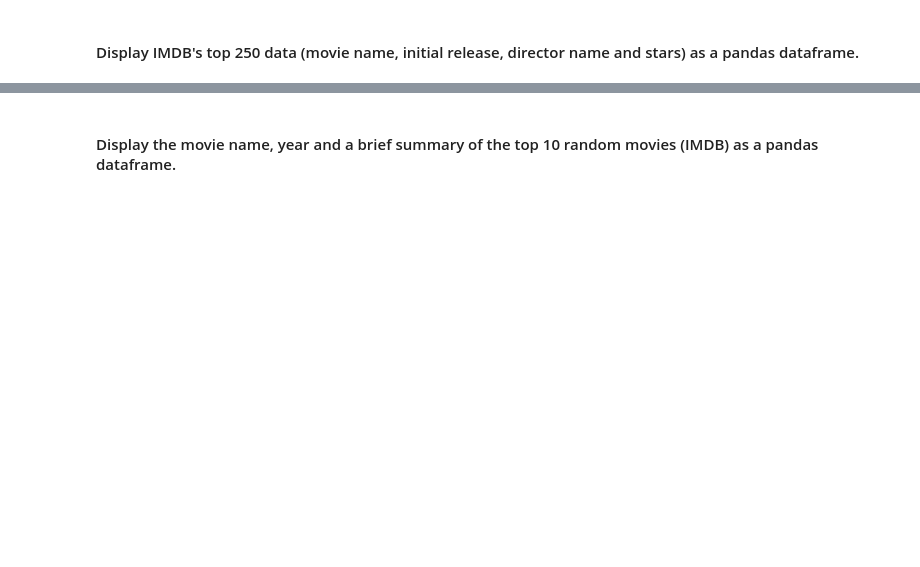
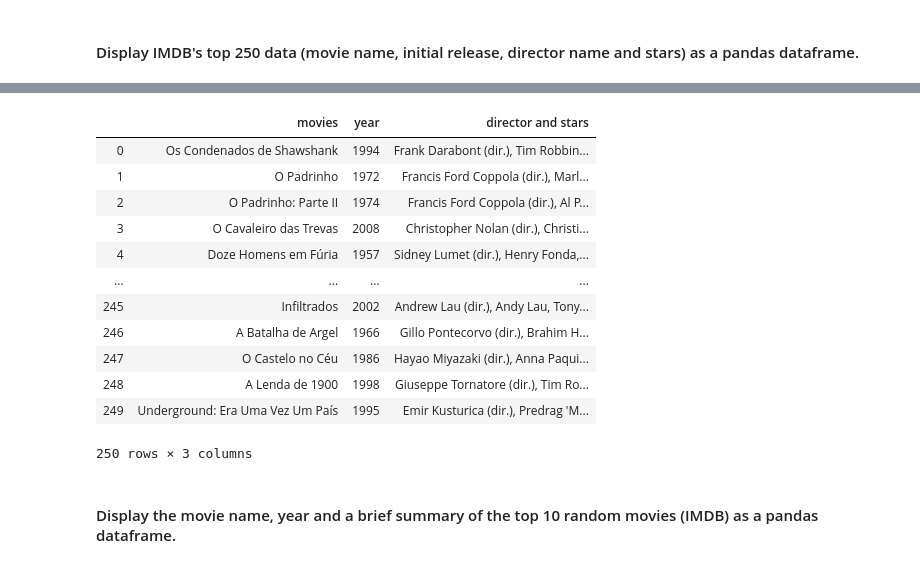
Before and after one commit to ta-data-lis/lab-web-scraping, a Jupyter notebook: your-code/main.ipynb, the cells around one changed output, grey strips where cells are left out. Drawn from its saved outputs; the diff is of its cells as text; code cells hidden in the pictures; blank space fills up the shorter version.

```diff
--- a/your-code/main.ipynb
+++ b/your-code/main.ipynb
@@ -167,0 +658,3 @@ url = 'https://www.imdb.com/chart/top'
+# %%
+links = [element.find_all('a') for element in soup2]
+links
@@ -167,0 +679,3 @@ url = 'https://www.imdb.com/chart/top'
+# %%
+movies = [element.text for link in links for element in link]
+movies
@@ -167,0 +700,5 @@ url = 'https://www.imdb.com/chart/top'
+# %%
+date = [element.find_all('span', attrs ={'class':'secondaryInfo'}) for element in soup2]
+#date
+date = [element.text.replace('(','').replace(')','') for link in date for element in link]
+date
@@ -167,0 +723,3 @@ url = 'https://www.imdb.com/chart/top'
+# %%
+director_stars = [item.get('title') for link in links for item in link]
+director_stars
@@ -168,3 +744,20 @@ url = 'https://www.imdb.com/chart/top'
+# %%
+lst = pd.DataFrame(list(zip(movies,date,director_stars)),columns =['movies', 'year', 'director and stars'])
+lst
+# %% [output]
+|  | movies | year | director and stars |
+| 0 | Os Condenados de Shawshank | 1994 | Frank Darabont (dir.), Tim Robbin... |
+| 1 | O Padrinho | 1972 | Francis Ford Coppola (dir.), Marl... |
+| 2 | O Padrinho: Parte II | 1974 | Francis Ford Coppola (dir.), Al P... |
+| 3 | O Cavaleiro das Trevas | 2008 | Christopher Nolan (dir.), Christi... |
+| 4 | Doze Homens em Fúria | 1957 | Sidney Lumet (dir.), Henry Fonda,... |
+| ... | ... | ... | ... |
+| 245 | Infiltrados | 2002 | Andrew Lau (dir.), Andy Lau, Tony... |
+| 246 | A Batalha de Argel | 1966 | Gillo Pontecorvo (dir.), Brahim H... |
+| 247 | O Castelo no Céu | 1986 | Hayao Miyazaki (dir.), Anna Paqui... |
+| 248 | A Lenda de 1900 | 1998 | Giuseppe Tornatore (dir.), Tim Ro... |
+| 249 | Underground: Era Uma Vez Um País | 1995 | Emir Kusturica (dir.), Predrag 'M... |
+250 rows × 3 columns
 # %% [markdown]
 #### Display the movie name, year and a brief summary of the top 10 random movies (IMDB) as a pandas dataframe.
 # %%
```
Also changed, not shown: parts of 50 cells of this notebook.
